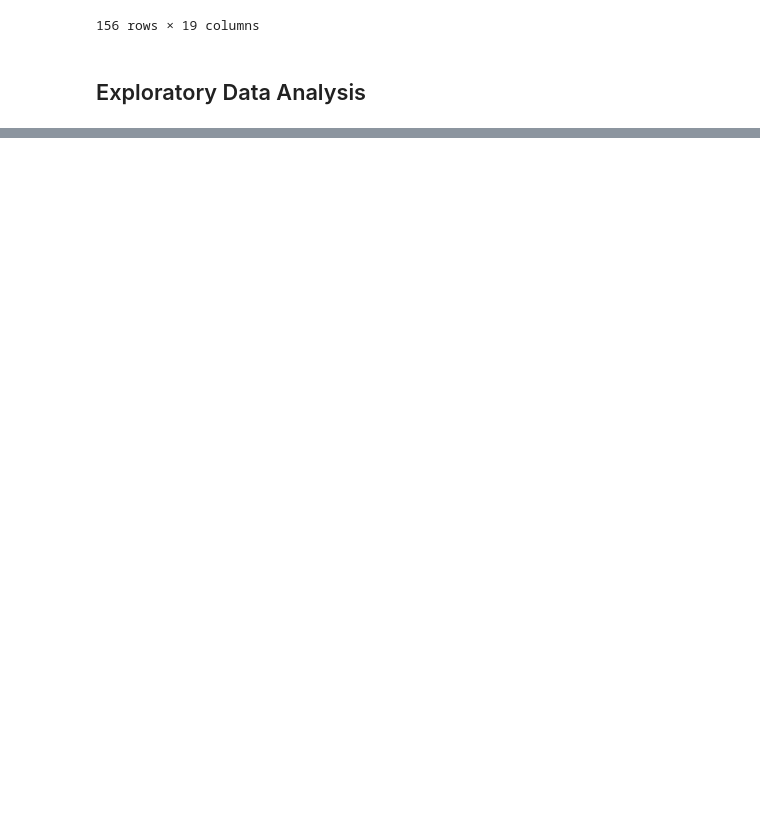
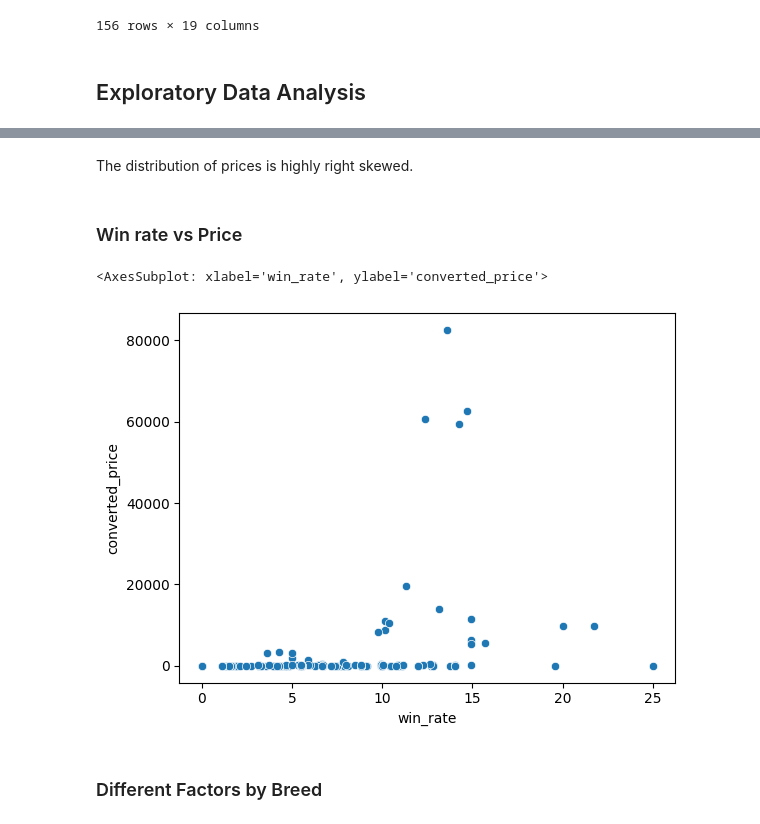
Before and after one commit to ThoroughZed-Analytics/Thoroughzed, a Jupyter notebook: app/data_cleaning.ipynb, the cells around one changed output, grey strips where cells are left out. Drawn from its saved outputs; the diff is of its cells as text; code cells hidden in the pictures; blank space fills up the shorter version.

```diff
--- a/app/data_cleaning.ipynb
+++ b/app/data_cleaning.ipynb
@@ -87,0 +115,11 @@ test_merge
+# %% [markdown]
+The distribution of prices is highly right skewed.
+# %% [markdown]
+### Win rate vs Price
+# %%
+sns.scatterplot(data=test_merge, x='win_rate', y='converted_price')
+# %% [output]
+<AxesSubplot: xlabel='win_rate', ylabel='converted_price'>
+[figure, added]
+# %% [markdown]
+### Different Factors by Breed
```
Also changed, not shown: parts of 13 cells of this notebook.
